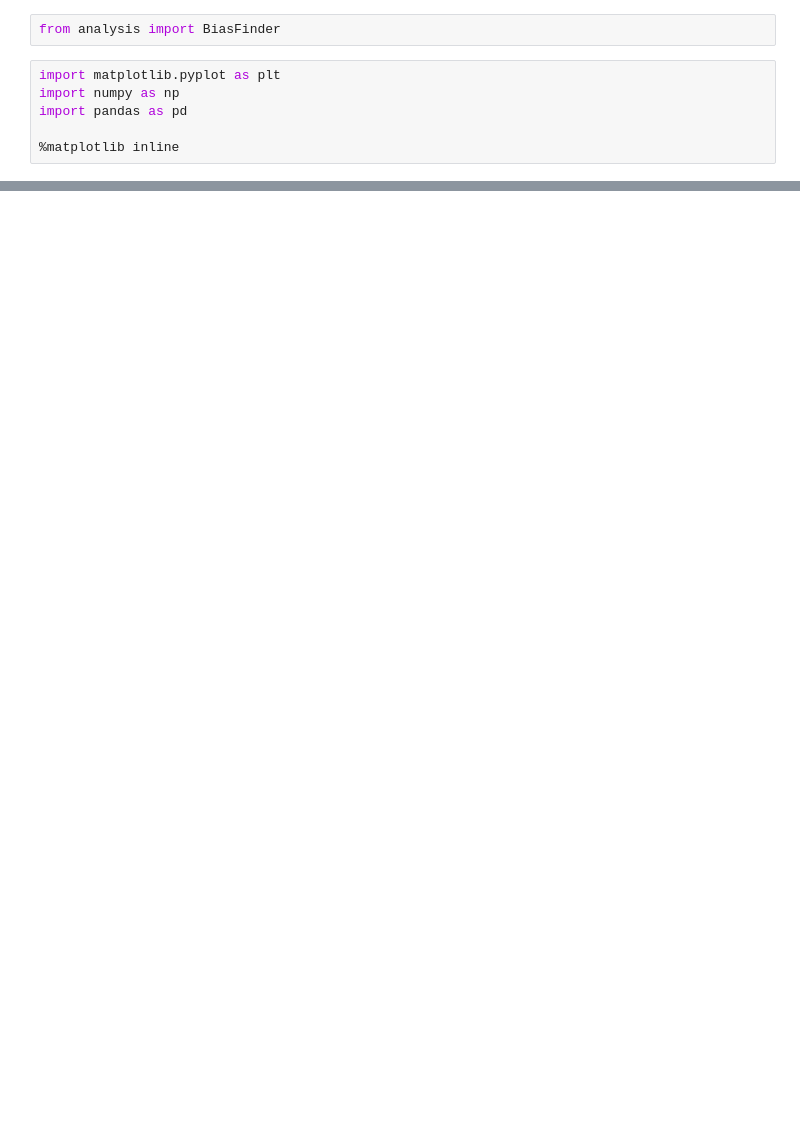
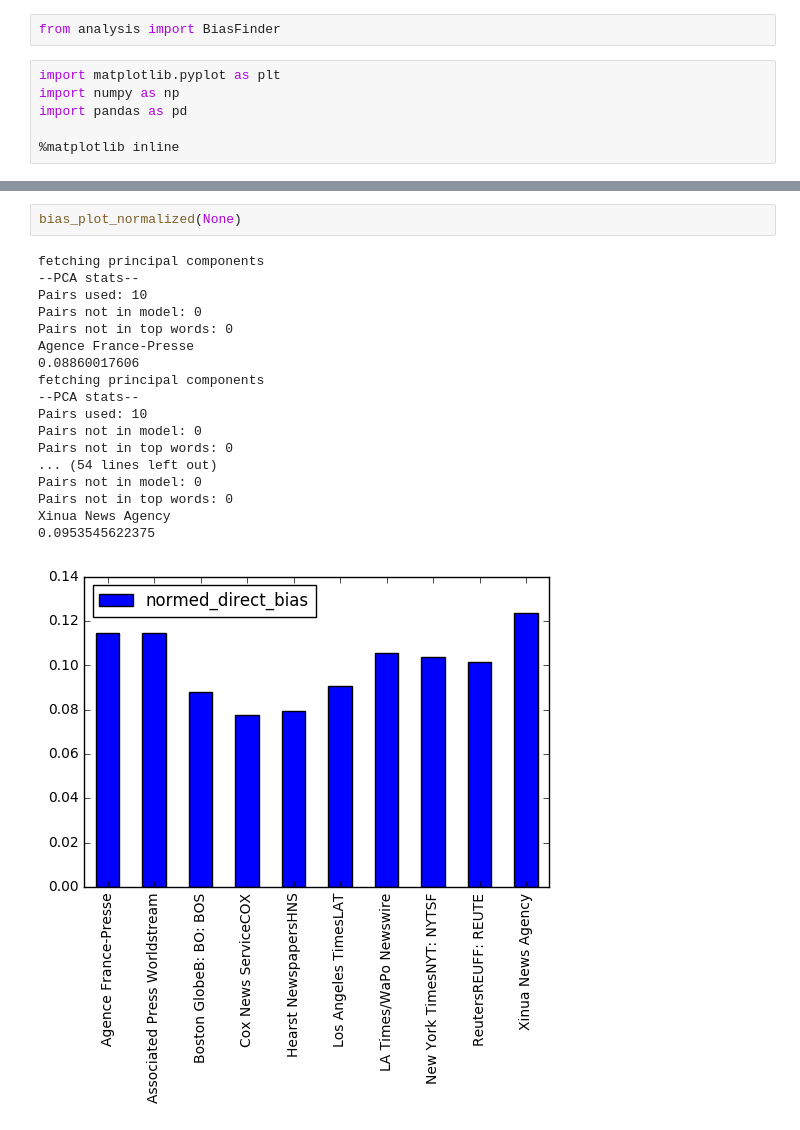
Before and after one commit to CuriousG102/ir-bias, a Jupyter notebook: Direct_Bias_Explorer.ipynb, the cells around one changed output, grey strips where cells are left out. Saved outputs shown, nothing was run; the diff lists cells and outputs as text; blank space fills up the shorter version.

```diff
--- a/Direct_Bias_Explorer.ipynb
+++ b/Direct_Bias_Explorer.ipynb
@@ -131,0 +81,21 @@ pl_normed_source_bias.plot(kind='bar')
+# %%
+bias_plot_normalized(None)
+# %% [output]
+fetching principal components
+--PCA stats--
+Pairs used: 10
+Pairs not in model: 0
+Pairs not in top words: 0
+Agence France-Presse
+0.08860017606
+fetching principal components
+--PCA stats--
+Pairs used: 10
+Pairs not in model: 0
+Pairs not in top words: 0
+... (54 lines left out)
+Pairs not in model: 0
+Pairs not in top words: 0
+Xinua News Agency
+0.0953545622375
+[figure, added]
```
Also changed, not shown: parts of 13 cells of this notebook, 4 other files.
